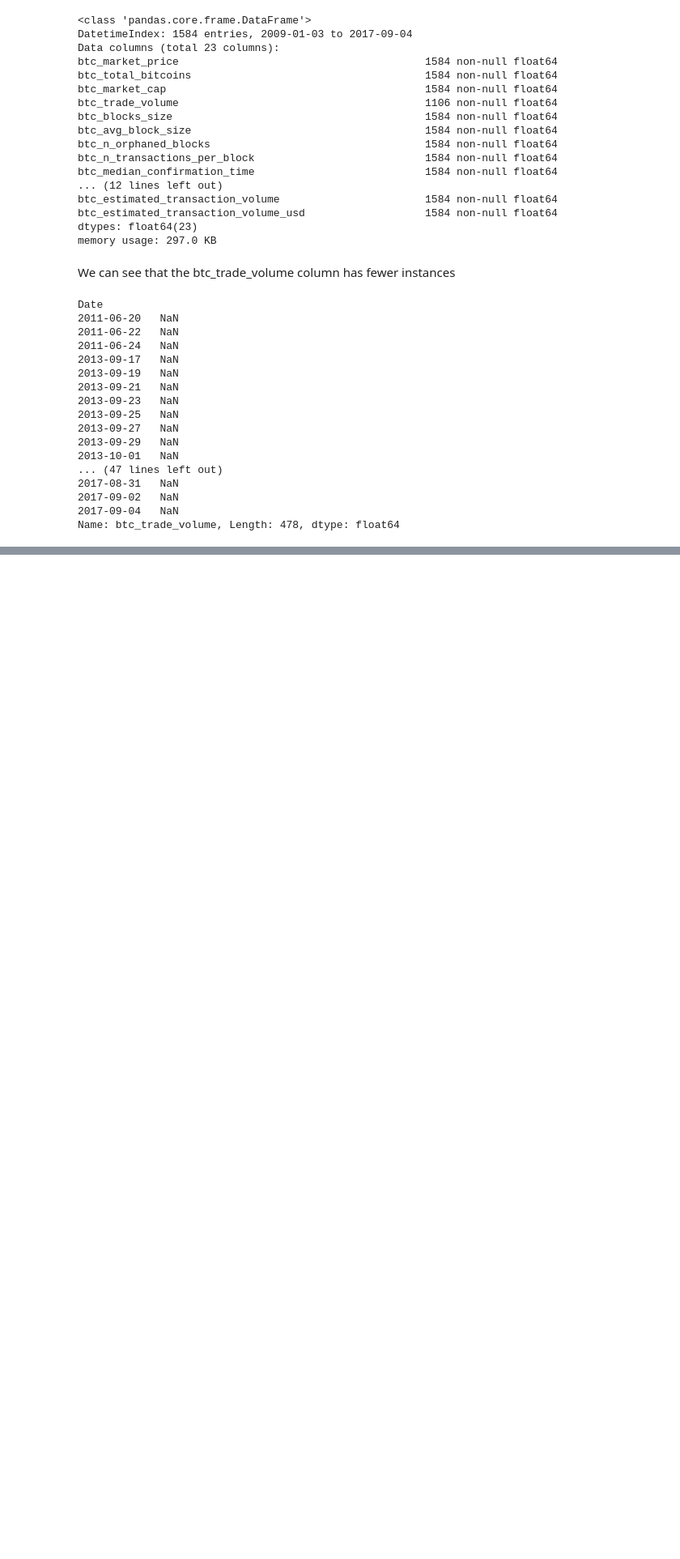
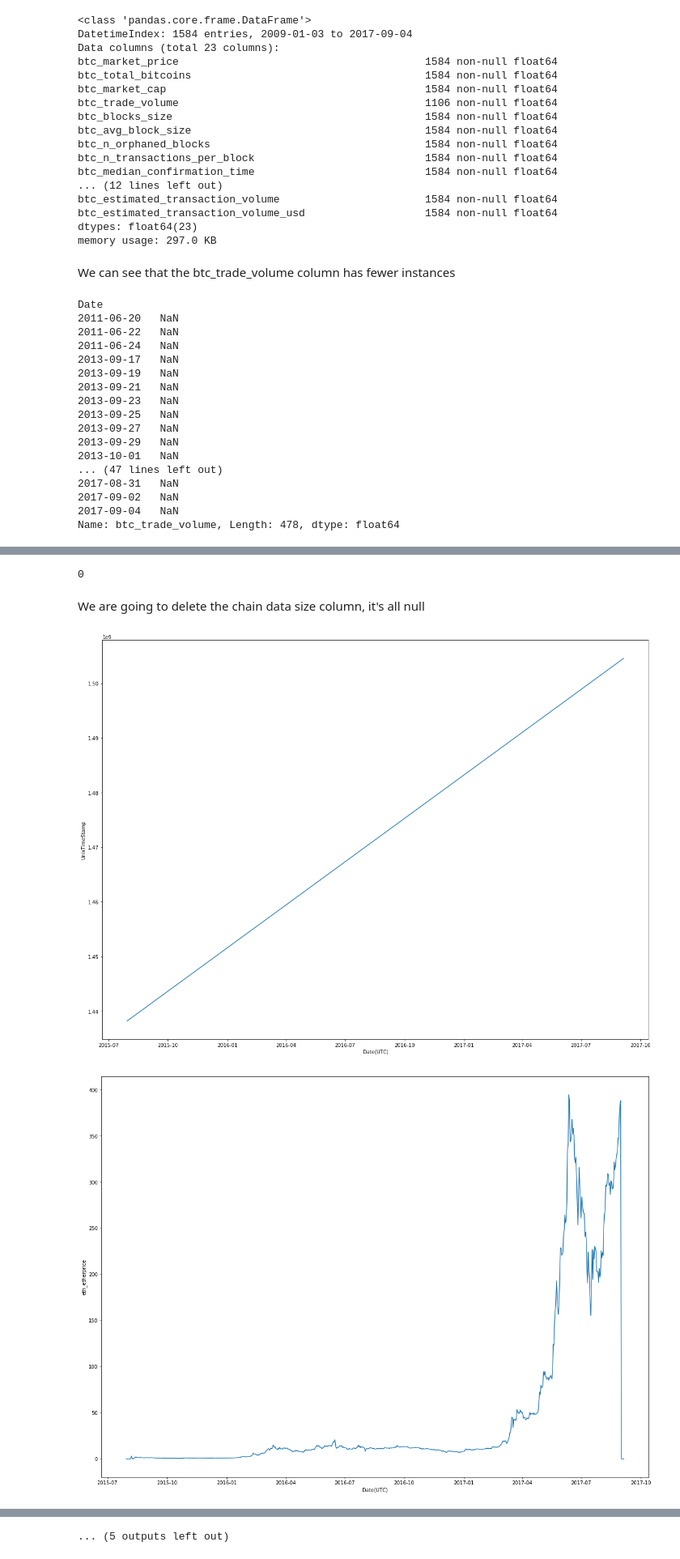
Before and after one commit to mrg20/laboratory-data-science-subject, a Jupyter notebook: notebooks/Cryptocoins analysis.ipynb, the cells around one changed output, grey strips where cells are left out. Shown at 81% size. Cells and saved outputs as stored; diff of their text form; code cells hidden in the pictures; blank space fills up the shorter version.

```diff
--- a/notebooks/Cryptocoins analysis.ipynb
+++ b/notebooks/Cryptocoins analysis.ipynb
@@ -377,0 +501,15 @@ Name: btc_trade_volume, Length: 478, dtype: float64
+# %%
+dfed.eth_chaindatasize.count()
+# %% [output]
+0
+# %% [markdown]
+We are going to delete the chain data size column, it's all null
+# %%
+dfed.drop(columns='eth_chaindatasize', inplace=True)
+# %%
+for col in dfed.columns:
+    sns.lineplot(x=dfed.index, y=col, data=dfed)
+    plt.show();
+# %% [output]
+[figure, added]
+[figure, added]
@@ -377,0 +526 @@ Name: btc_trade_volume, Length: 478, dtype: float64
+... (5 outputs left out)
```
Also changed, not shown: parts of 25 cells of this notebook.
